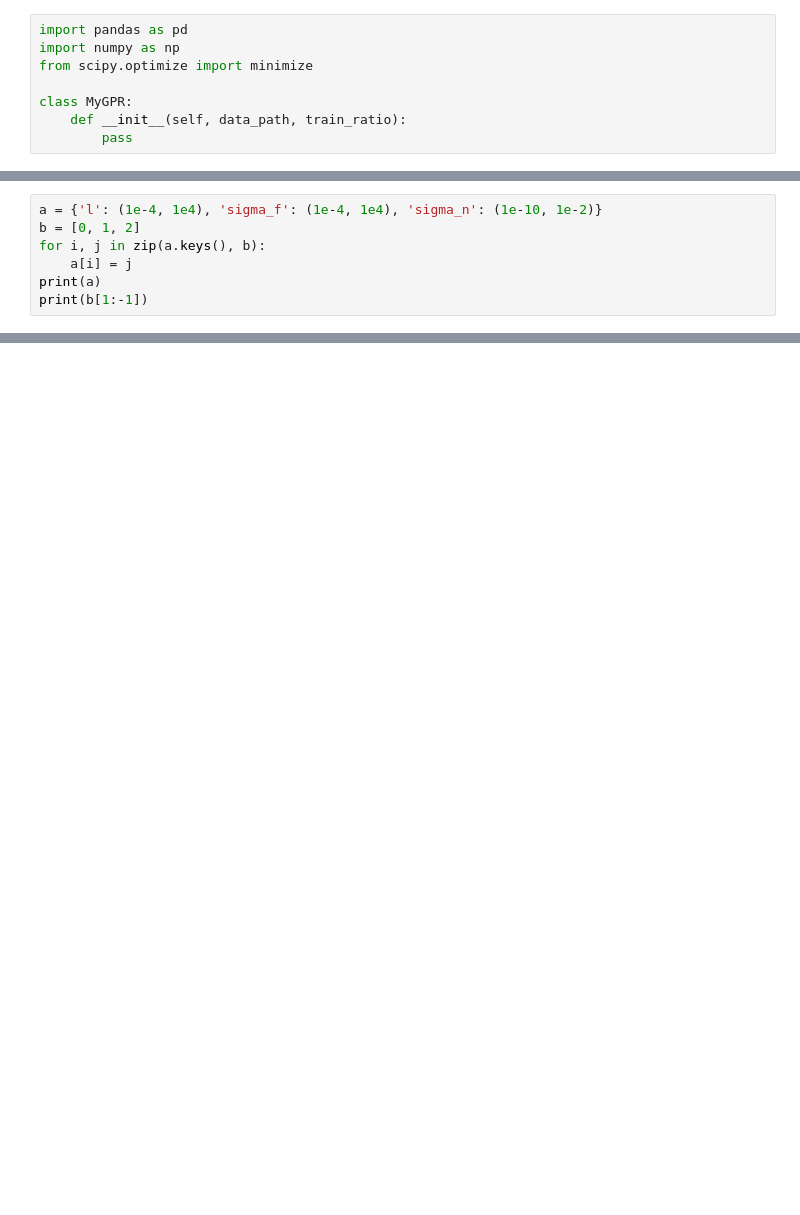
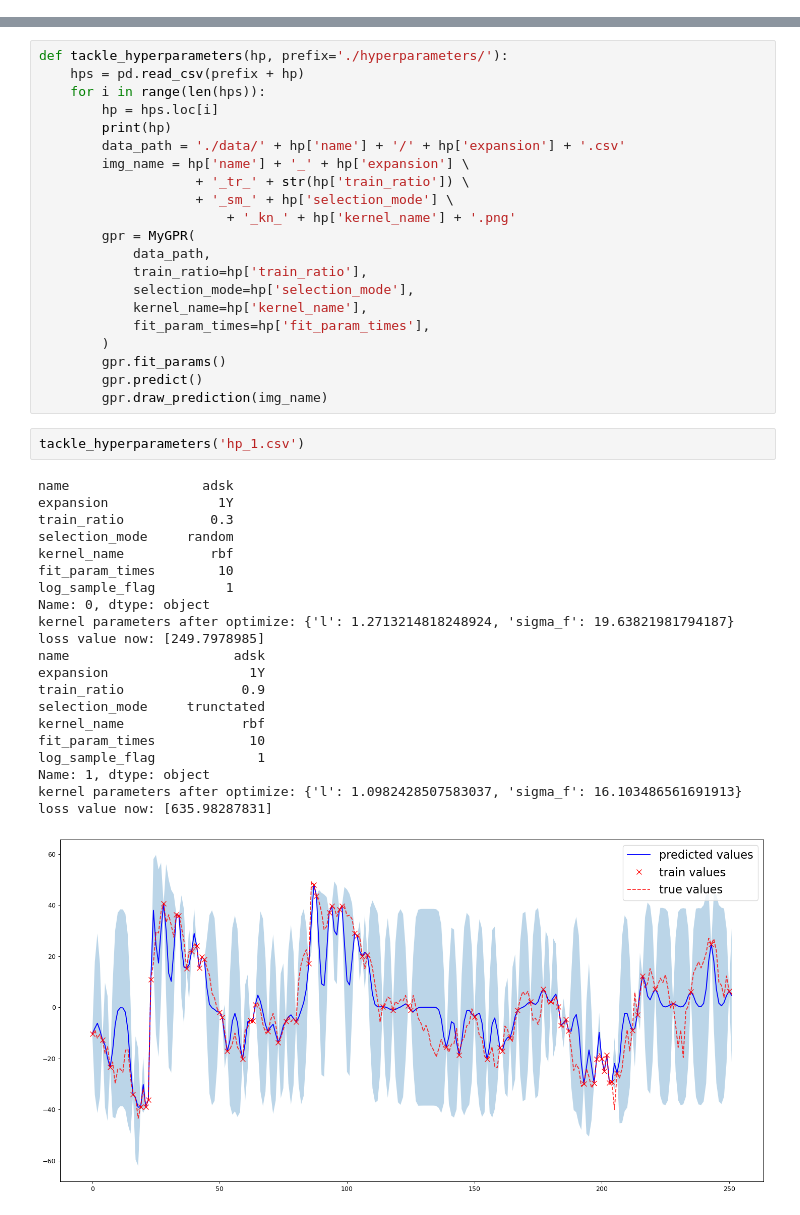
Before and after one commit to ksc999/SJGC-Project, a Jupyter notebook: code.ipynb, the cells around one changed output, grey strips where cells are left out. Saved outputs shown, nothing was run; the diff lists cells and outputs as text; blank space fills up the shorter version.

```diff
--- a/code.ipynb
+++ b/code.ipynb
@@ -18,8 +0,0 @@ print(money)
-# %%
-import pandas as pd
-import numpy as np
-from scipy.optimize import minimize
-
-class MyGPR:
-    def __init__(self, data_path, train_ratio):
-        pass
@@ -36,7 +0,0 @@ print(d)
-# %%
-a = {'l': (1e-4, 1e4), 'sigma_f': (1e-4, 1e4), 'sigma_n': (1e-10, 1e-2)}
-b = [0, 1, 2]
-for i, j in zip(a.keys(), b):
-    a[i] = j
-print(a)
-print(b[1:-1])
@@ -45,0 +5,45 @@ print(b[1:-1])
+# %%
+def tackle_hyperparameters(hp, prefix='./hyperparameters/'):
+    hps = pd.read_csv(prefix + hp)
+    for i in range(len(hps)):
+        hp = hps.loc[i]
+        print(hp)
+        data_path = './data/' + hp['name'] + '/' + hp['expansion'] + '.csv'
+        img_name = hp['name'] + '_' + hp['expansion'] \
+                    + '_tr_' + str(hp['train_ratio']) \
+                    + '_sm_' + hp['selection_mode'] \
+                        + '_kn_' + hp['kernel_name'] + '.png'
+        gpr = MyGPR(
+            data_path,
+            train_ratio=hp['train_ratio'],
+            selection_mode=hp['selection_mode'],
+            kernel_name=hp['kernel_name'],
+            fit_param_times=hp['fit_param_times'],
+        )
+        gpr.fit_params()
+        gpr.predict()
+        gpr.draw_prediction(img_name)
+# %%
+tackle_hyperparameters('hp_1.csv')
+# %% [output]
+name                 adsk
+expansion              1Y
+train_ratio           0.3
+selection_mode     random
+kernel_name           rbf
+fit_param_times        10
+log_sample_flag         1
+Name: 0, dtype: object
+kernel parameters after optimize: {'l': 1.2713214818248924, 'sigma_f': 19.63821981794187}
+loss value now: [249.7978985]
+name                     adsk
+expansion                  1Y
+train_ratio               0.9
+selection_mode     trunctated
+kernel_name               rbf
+fit_param_times            10
+log_sample_flag             1
+Name: 1, dtype: object
+kernel parameters after optimize: {'l': 1.0982428507583037, 'sigma_f': 16.103486561691913}
+loss value now: [635.98287831]
+[figure, added]
```
Also changed, not shown: parts of 5 cells of this notebook, 2 other files.
